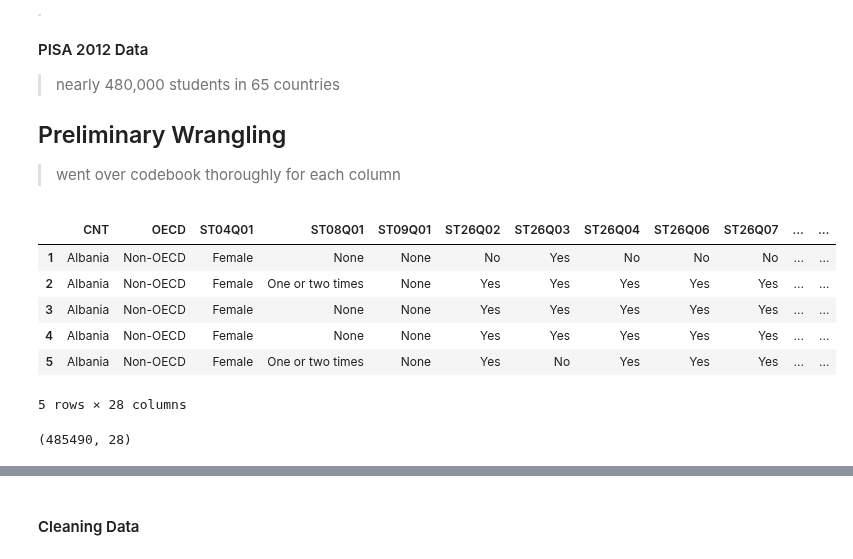
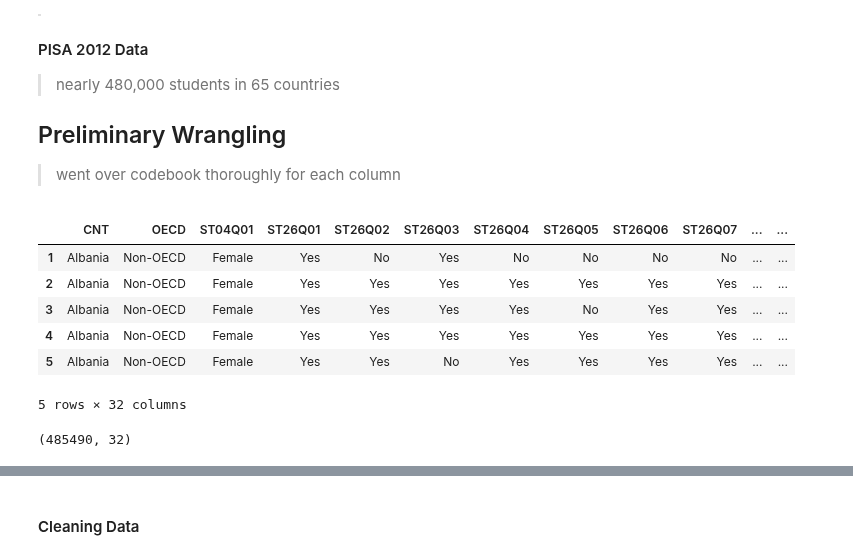
Before and after one commit to Steve-Choi/DAND, a Jupyter notebook: Communicate-Data-Findings/Communicate-Data-Findings.ipynb, the cells around one changed output, grey strips where cells are left out. Cells and saved outputs as stored; diff of their text form; code cells hidden in the pictures.

```diff
--- a/Communicate-Data-Findings/Communicate-Data-Findings.ipynb
+++ b/Communicate-Data-Findings/Communicate-Data-Findings.ipynb
@@ -35,31 +35,32 @@ import seaborn as sns
 # %%
 # read PISA data in chunks
 lst = []
 
-my_cols = [0, 1, 4, 12, 18, 19, 45, 46, 47, 49, 50, 52, 53, 411, 501, 502,\
-           503, 504, 505, 541, 542, 543, 544, 545, 546, 547, 548, 549, 550]
+my_cols = [0, 1, 4, 12, 44, 45, 46, 47, 48, 49, 50, 51, 52, 53, 54, 55, 56, 57, 501,\
+           502, 503, 504, 505, 541, 542, 543, 544, 545, 546, 547, 548, 549, 550]
 
 
 for chunk in pd.read_csv('data/pisa2012.csv', encoding='ISO-8859-1', index_col=0,\
                          low_memory=False, usecols=my_cols, chunksize=50000):
     lst.append(chunk)
 
 df = pd.concat(lst, axis=0)
 
 # clearing memory occupied by lst
 del lst
 
 # check
 df.head()
 # %% [output]
-|  | CNT | OECD | ST04Q01 | ST08Q01 | ST09Q01 | ST26Q02 | ST26Q03 | ST26Q04 | ST26Q06 | ST26Q07 | ... | ... |
-| 1 | Albania | Non-OECD | Female | None | None | No | Yes | No | No | No | ... | ... |
-| 2 | Albania | Non-OECD | Female | One or two times | None | Yes | Yes | Yes | Yes | Yes | ... | ... |
-| 3 | Albania | Non-OECD | Female | None | None | Yes | Yes | Yes | Yes | Yes | ... | ... |
-| 4 | Albania | Non-OECD | Female | None | None | Yes | Yes | Yes | Yes | Yes | ... | ... |
-| 5 | Albania | Non-OECD | Female | One or two times | None | Yes | No | Yes | Yes | Yes | ... | ... |
+|  | CNT | OECD | ST04Q01 | ST26Q01 | ST26Q02 | ST26Q03 | ST26Q04 | ST26Q05 | ST26Q06 | ST26Q07 | ... | ... |
+| 1 | Albania | Non-OECD | Female | Yes | No | Yes | No | No | No | No | ... | ... |
+| 2 | Albania | Non-OECD | Female | Yes | Yes | Yes | Yes | Yes | Yes | Yes | ... | ... |
+| 3 | Albania | Non-OECD | Female | Yes | Yes | Yes | Yes | No | Yes | Yes | ... | ... |
+| 4 | Albania | Non-OECD | Female | Yes | Yes | Yes | Yes | Yes | Yes | Yes | ... | ... |
+| 5 | Albania | Non-OECD | Female | Yes | Yes | No | Yes | Yes | Yes | Yes | ... | ... |
-5 rows × 28 columns
+5 rows × 32 columns
-# %%
-df.shape
-# %% [output]
-(485490, 28)
+# %%
+# check shape
+df.shape
+# %% [output]
+(485490, 32)
```
Also changed, not shown: parts of 13 cells of this notebook, 1 other file.
